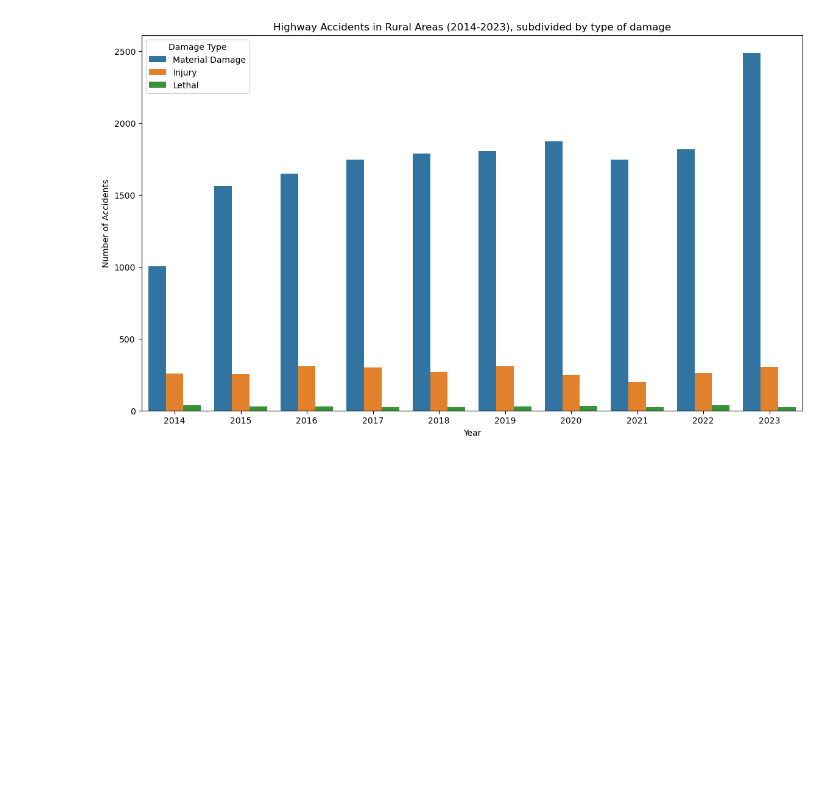
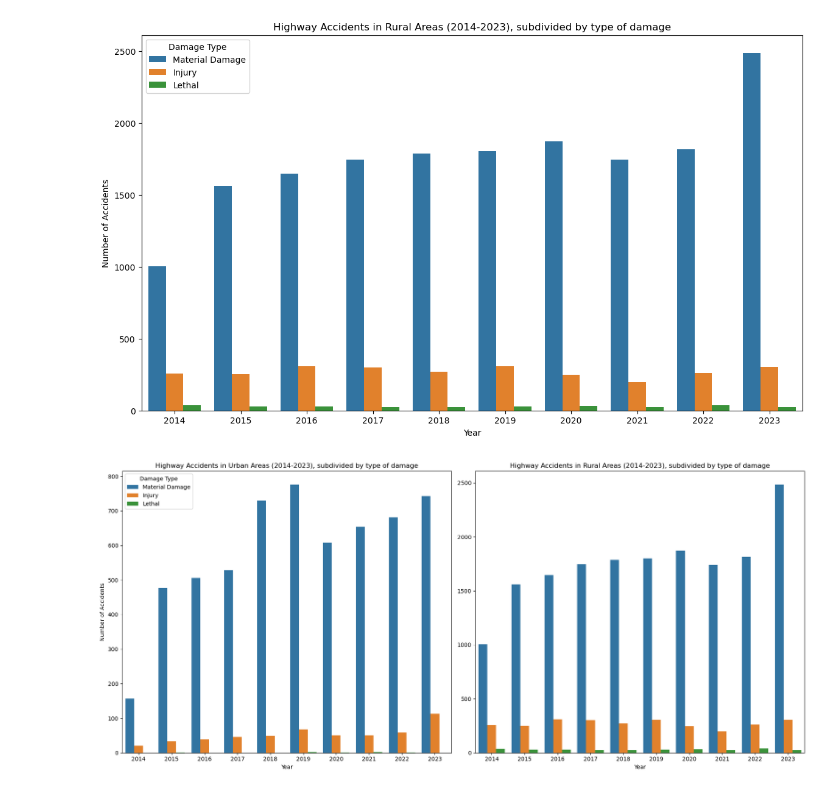
Before and after one commit to minkegroenendijk/6022, a Jupyter notebook: Q1_Q2_group9.ipynb, the cells around one changed output. Cells and saved outputs as stored; diff of their text form; code cells hidden in the pictures; blank space fills up the shorter version.

```diff
--- a/Q1_Q2_group9.ipynb
+++ b/Q1_Q2_group9.ipynb
@@ -80,3 +80,25 @@ plt.legend(title='Damage Type')
 plt.show()
 # %% [output]
 [figure]
+# %%
+# Set up the figure with two subplots next to each other, to be able to see relative differences
+fig, axes = plt.subplots(1, 2, figsize=(18, 8), sharey=False)  # sharey=False, different y-axis for relative measure
+
+# First plot for urban areas
+sns.countplot(data=filtered_urban_df, x='JAAR_VKL', hue='AP3_CODE', ax=axes[0])
+axes[0].set_title('Highway Accidents in Urban Areas (2014-2023), subdivided by type of damage')
+axes[0].set_xlabel('Year')
+axes[0].set_ylabel('Number of Accidents')
+axes[0].legend(title='Damage Type')
+
+# Second plot for rural areas
+sns.countplot(data=filtered_rural_df, x='JAAR_VKL', hue='AP3_CODE', ax=axes[1])
+axes[1].set_title('Highway Accidents in Rural Areas (2014-2023), subdivided by type of damage')
+axes[1].set_xlabel('Year')
+axes[1].set_ylabel('')  # No y-axis label for the second plot
+axes[1].legend_.remove() # No second legend
+
+plt.tight_layout()
+plt.show()
+# %% [output]
+[figure, added]
```
